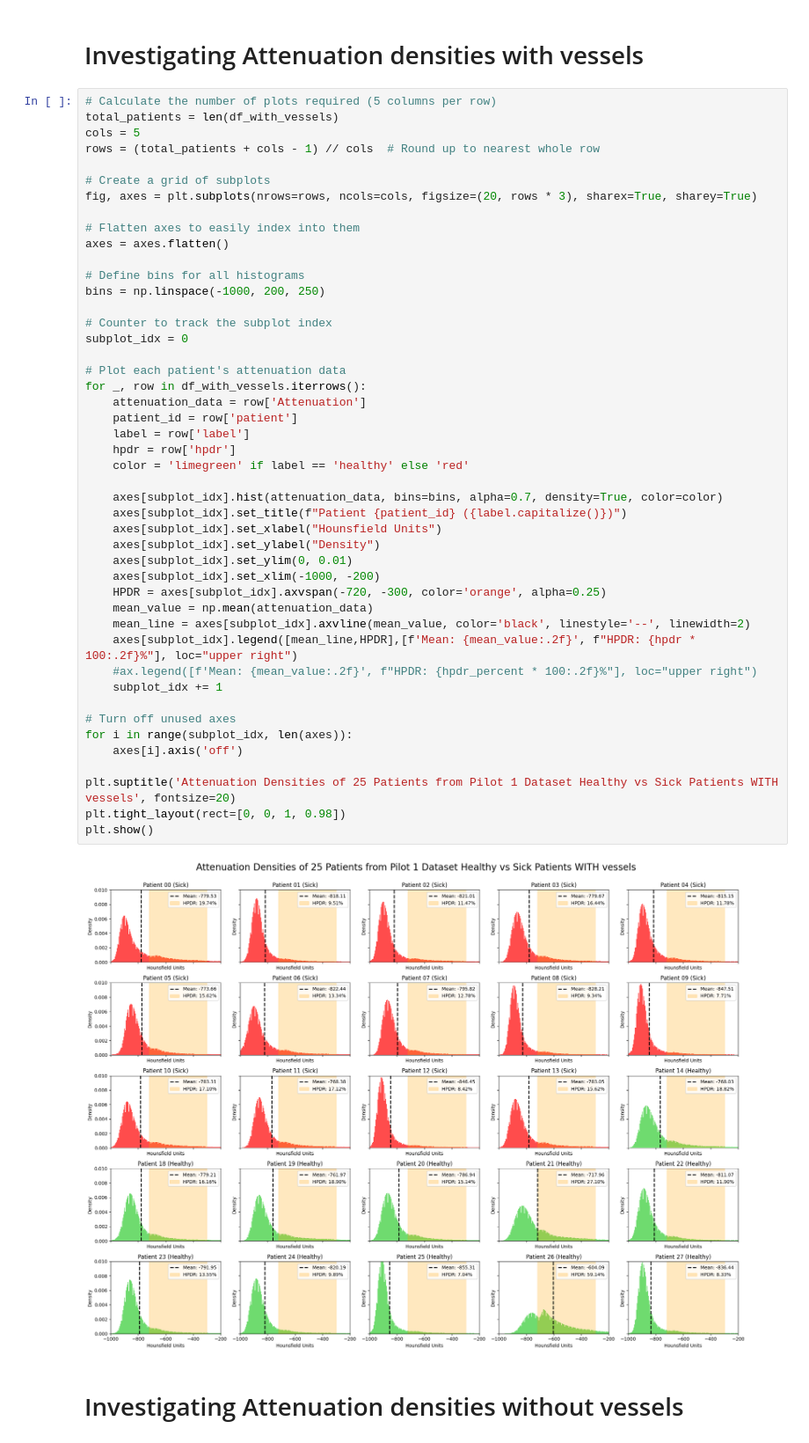
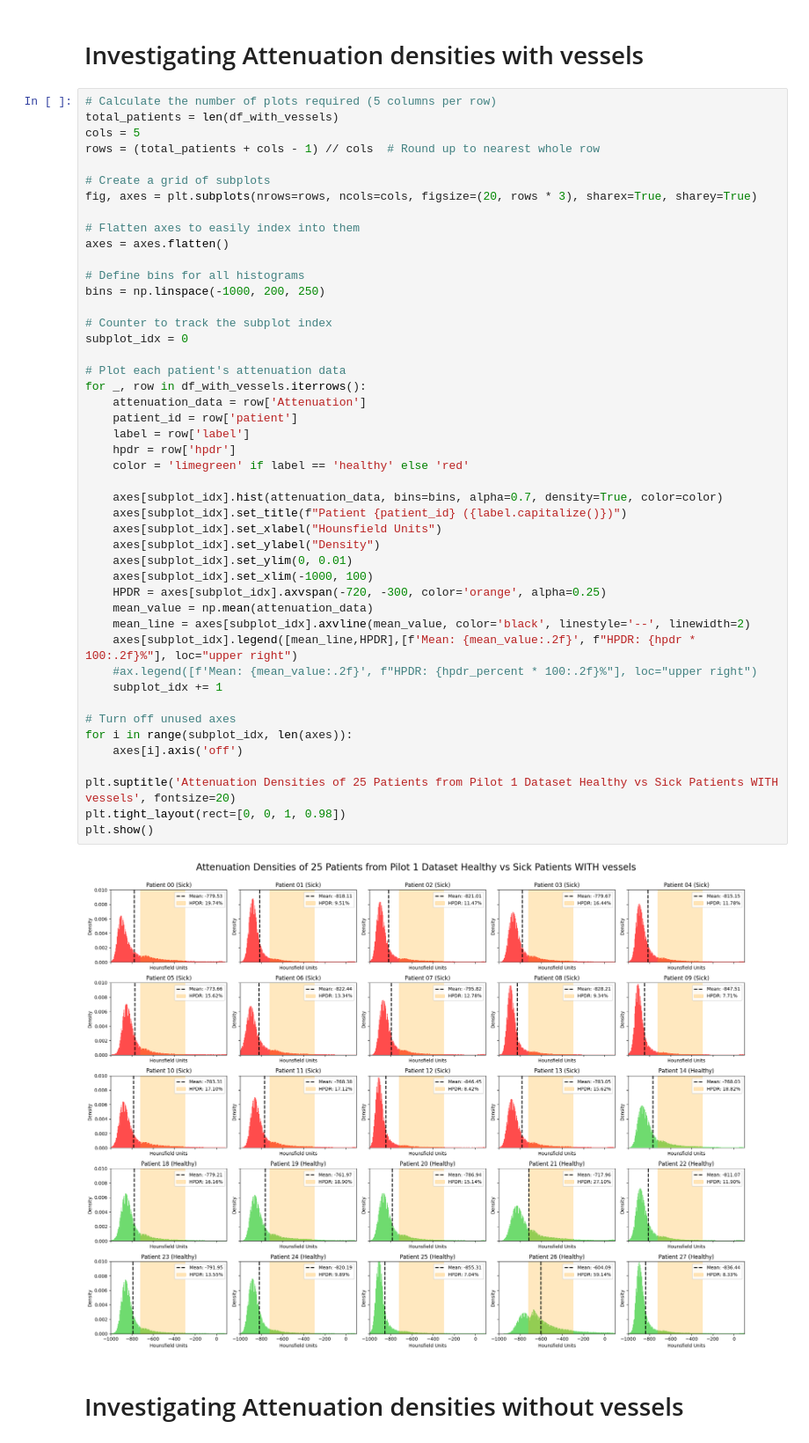
Before and after one commit to JaSeKii/BachelorProject, a Jupyter notebook: Data_preprocess/visualization.ipynb, the cells around one changed output. Shown: that part at 88% size. Cells and saved outputs as stored; diff of their text form.

```diff
--- a/Data_preprocess/visualization.ipynb
+++ b/Data_preprocess/visualization.ipynb
@@ -130,35 +136,35 @@ bins = np.linspace(-1000, 200, 250)
 subplot_idx = 0
 
 # Plot each patient's attenuation data
 for _, row in df_with_vessels.iterrows():
     attenuation_data = row['Attenuation']
     patient_id = row['patient']
     label = row['label']
     hpdr = row['hpdr']
     color = 'limegreen' if label == 'healthy' else 'red'
 
     axes[subplot_idx].hist(attenuation_data, bins=bins, alpha=0.7, density=True, color=color)
     axes[subplot_idx].set_title(f"Patient {patient_id} ({label.capitalize()})")
     axes[subplot_idx].set_xlabel("Hounsfield Units")
     axes[subplot_idx].set_ylabel("Density")
     axes[subplot_idx].set_ylim(0, 0.01)
-    axes[subplot_idx].set_xlim(-1000, -200)
+    axes[subplot_idx].set_xlim(-1000, 100)
     HPDR = axes[subplot_idx].axvspan(-720, -300, color='orange', alpha=0.25)
     mean_value = np.mean(attenuation_data)
     mean_line = axes[subplot_idx].axvline(mean_value, color='black', linestyle='--', linewidth=2)
     axes[subplot_idx].legend([mean_line,HPDR],[f'Mean: {mean_value:.2f}', f"HPDR: {hpdr * 100:.2f}%"], loc="upper right")
     #ax.legend([f'Mean: {mean_value:.2f}', f"HPDR: {hpdr_percent * 100:.2f}%"], loc="upper right")
     subplot_idx += 1
 
 # Turn off unused axes
 for i in range(subplot_idx, len(axes)):
     axes[i].axis('off')
 
 plt.suptitle('Attenuation Densities of 25 Patients from Pilot 1 Dataset Healthy vs Sick Patients WITH vessels', fontsize=20)
 plt.tight_layout(rect=[0, 0, 1, 0.98])
 plt.show()
 # %% [output]
-[figure, old version]
+[figure, new version]
 # %% [markdown]
 # Investigating Attenuation densities without vessels
 # %%
```
Also changed, not shown: parts of 2 cells of this notebook.
